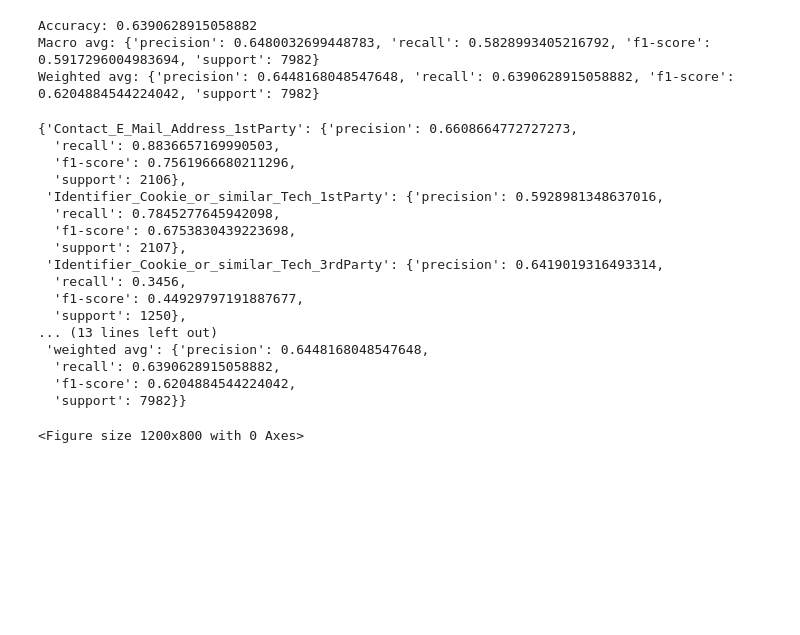
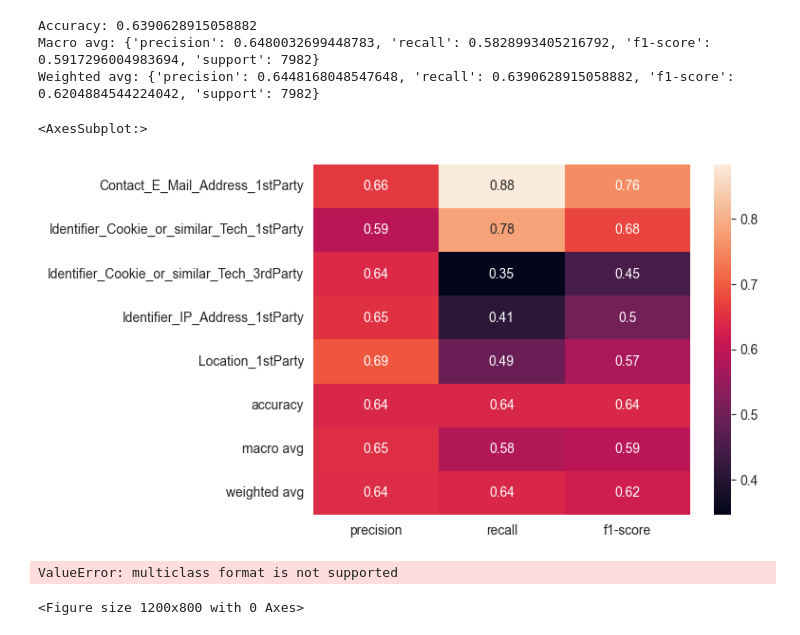
Before and after one commit to TristanKoh/capstone-repo, a Jupyter notebook: code/nlp_sentence.ipynb, the cells around one changed output. Cells and saved outputs as stored; diff of their text form; code cells hidden in the pictures; blank space fills up the shorter version.

Commit message:
add more visualisations

```diff
--- a/code/nlp_sentence.ipynb
+++ b/code/nlp_sentence.ipynb
@@ -24,6 +24,9 @@ from sklearn.linear_model import SGDClassifier
 from sklearn.svm import SVC
 
 PATH_SENTENCE_TEXT = r"../dataset/concat_sentence_text.csv"
+# %%
+def visualise_results_heatmap(clf_report) :
+    return sns.heatmap(pd.DataFrame(clf_report).iloc[:-1, :].T, annot = True)
 # %%
 class GloveVectorizer:
     def __init__(self, verbose=False, lowercase=True, remove_stopwords = True, minchars=3):
@@ -219,23 +222,8 @@ print('Weighted avg:', result['weighted_avg'])
 Accuracy: 0.6390628915058882
 Macro avg: {'precision': 0.6480032699448783, 'recall': 0.5828993405216792, 'f1-score': 0.5917296004983694, 'support': 7982}
 Weighted avg: {'precision': 0.6448168048547648, 'recall': 0.6390628915058882, 'f1-score': 0.6204884544224042, 'support': 7982}
-# %%
-result['report']
-# %% [output]
-{'Contact_E_Mail_Address_1stParty': {'precision': 0.6608664772727273,
-  'recall': 0.8836657169990503,
-  'f1-score': 0.7561966680211296,
-  'support': 2106},
- 'Identifier_Cookie_or_similar_Tech_1stParty': {'precision': 0.5928981348637016,
-  'recall': 0.7845277645942098,
-  'f1-score': 0.6753830439223698,
-  'support': 2107},
- 'Identifier_Cookie_or_similar_Tech_3rdParty': {'precision': 0.6419019316493314,
-  'recall': 0.3456,
-  'f1-score': 0.44929797191887677,
-  'support': 1250},
-... (13 lines left out)
- 'weighted avg': {'precision': 0.6448168048547648,
-  'recall': 0.6390628915058882,
-  'f1-score': 0.6204884544224042,
-  'support': 7982}}
+# %%
+visualise_results_heatmap(result['report'])
+# %% [output]
+<AxesSubplot:>
+[figure, added]
@@ -242,3 +286,7 @@ result['report']
+# %%
+plot_multiclass_roc(logistic_clf, tfidf_vectors, df["practice"].values)
+# %% [output]
+ValueError: multiclass format is not supported
 # %%
 plt.figure(figsize=(12,8))
 
```
Also changed, not shown: parts of 8 cells of this notebook, 27 other files.
